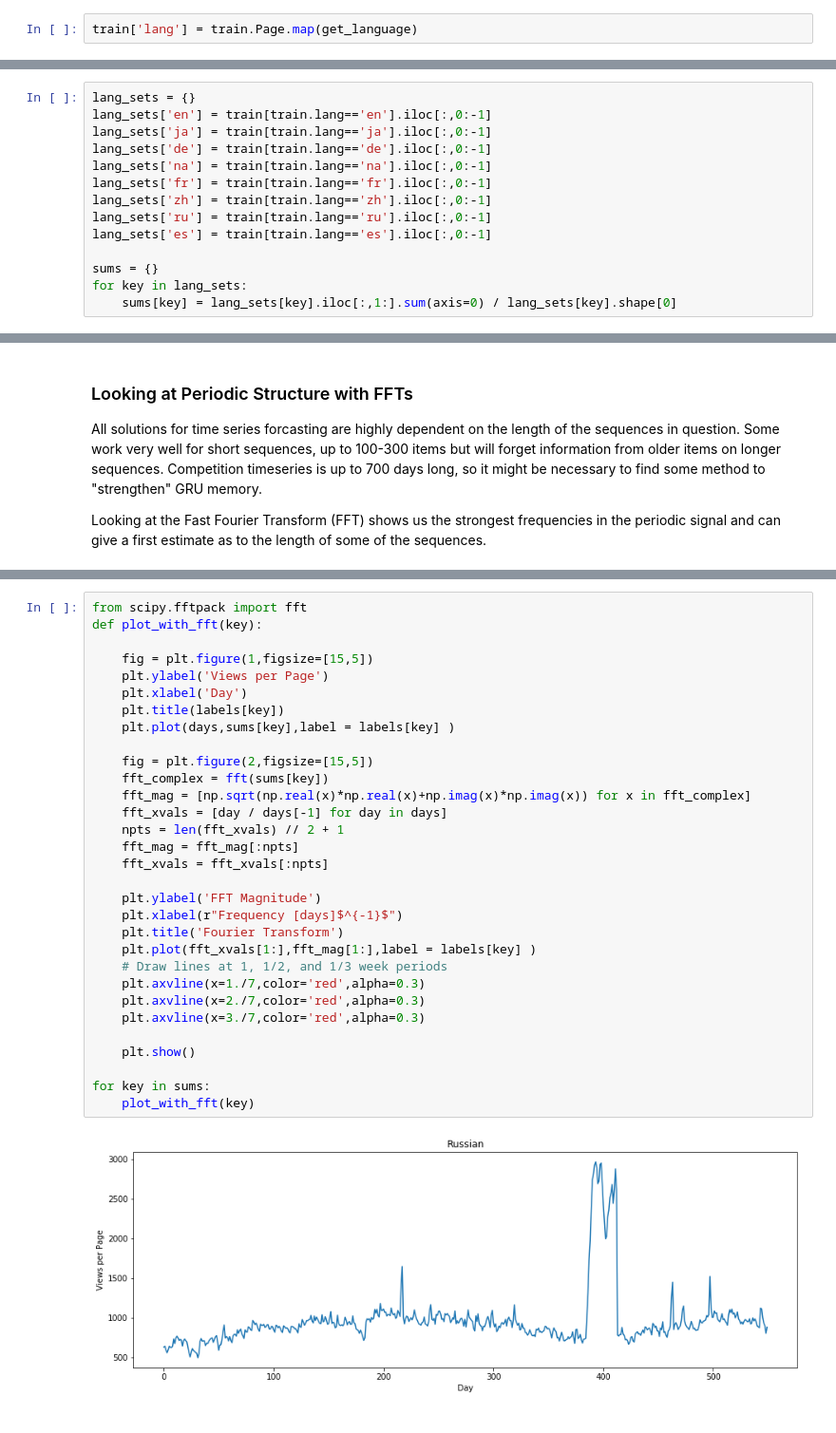
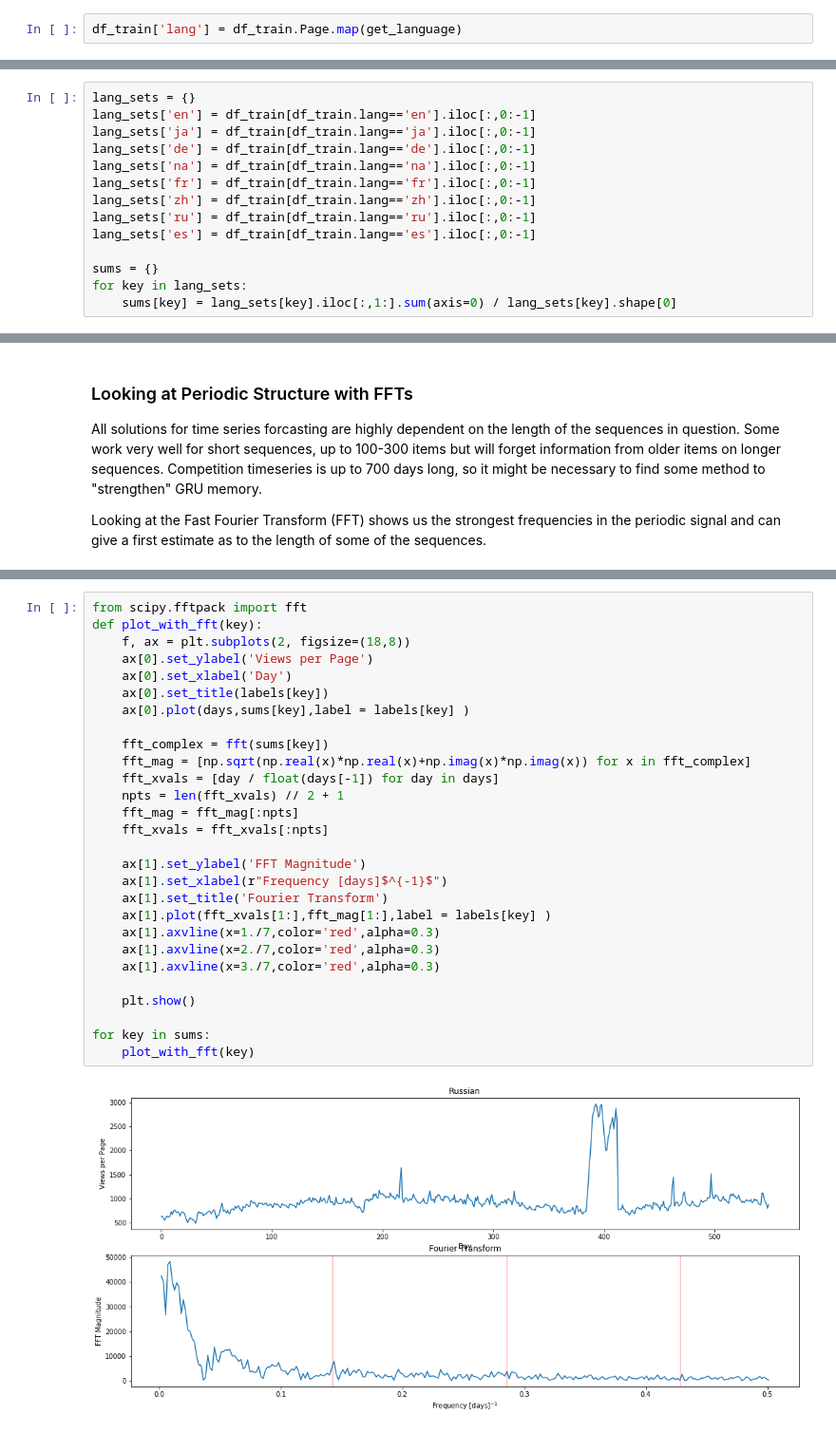
Before and after one commit to SocieteGenevoiseDonnees/KaggleDojoTimeSeriesForcasting, a Jupyter notebook: TimeSeriesForecasting.ipynb, the cells around one changed output, grey strips where cells are left out. Shown at 95% size. Saved outputs shown, nothing was run; the diff lists cells and outputs as text.

```diff
--- a/TimeSeriesForecasting.ipynb
+++ b/TimeSeriesForecasting.ipynb
@@ -40,21 +48,21 @@ def get_language(page):
         return res.group(0)[0:2]
     return 'na'
 # %%
-train['lang'] = train.Page.map(get_language)
+df_train['lang'] = df_train.Page.map(get_language)
 # %% [markdown]
 There are 7 languages plus the media pages. The languages used here are: English, Japanese, German, French, Chinese, Russian, and Spanish. This will make any analysis of the URLs difficult since there are four different writing systems to be dealt with (Latin, Cyrillic, Chinese, and Japanese).
 
 First, let's create dataframes for the different types of entries and calculate the sum of all views.
 # %%
 lang_sets = {}
-lang_sets['en'] = train[train.lang=='en'].iloc[:,0:-1]
-lang_sets['ja'] = train[train.lang=='ja'].iloc[:,0:-1]
-lang_sets['de'] = train[train.lang=='de'].iloc[:,0:-1]
-lang_sets['na'] = train[train.lang=='na'].iloc[:,0:-1]
-lang_sets['fr'] = train[train.lang=='fr'].iloc[:,0:-1]
-lang_sets['zh'] = train[train.lang=='zh'].iloc[:,0:-1]
-lang_sets['ru'] = train[train.lang=='ru'].iloc[:,0:-1]
-lang_sets['es'] = train[train.lang=='es'].iloc[:,0:-1]
+lang_sets['en'] = df_train[df_train.lang=='en'].iloc[:,0:-1]
+lang_sets['ja'] = df_train[df_train.lang=='ja'].iloc[:,0:-1]
+lang_sets['de'] = df_train[df_train.lang=='de'].iloc[:,0:-1]
+lang_sets['na'] = df_train[df_train.lang=='na'].iloc[:,0:-1]
+lang_sets['fr'] = df_train[df_train.lang=='fr'].iloc[:,0:-1]
+lang_sets['zh'] = df_train[df_train.lang=='zh'].iloc[:,0:-1]
+lang_sets['ru'] = df_train[df_train.lang=='ru'].iloc[:,0:-1]
+lang_sets['es'] = df_train[df_train.lang=='es'].iloc[:,0:-1]
 
 sums = {}
 for key in lang_sets:
@@ -89,33 +117,30 @@ Looking at the Fast Fourier Transform (FFT) shows us the strongest frequencies i
 # %%
 from scipy.fftpack import fft
 def plot_with_fft(key):
+    f, ax = plt.subplots(2, figsize=(18,8))
+    ax[0].set_ylabel('Views per Page')
+    ax[0].set_xlabel('Day')
+    ax[0].set_title(labels[key])
+    ax[0].plot(days,sums[key],label = labels[key] )
 
-    fig = plt.figure(1,figsize=[15,5])
-    plt.ylabel('Views per Page')
-    plt.xlabel('Day')
-    plt.title(labels[key])
-    plt.plot(days,sums[key],label = labels[key] )
-
-    fig = plt.figure(2,figsize=[15,5])
     fft_complex = fft(sums[key])
     fft_mag = [np.sqrt(np.real(x)*np.real(x)+np.imag(x)*np.imag(x)) for x in fft_complex]
-    fft_xvals = [day / days[-1] for day in days]
+    fft_xvals = [day / float(days[-1]) for day in days]
     npts = len(fft_xvals) // 2 + 1
     fft_mag = fft_mag[:npts]
     fft_xvals = fft_xvals[:npts]
 
-    plt.ylabel('FFT Magnitude')
-    plt.xlabel(r"Frequency [days]$^{-1}$")
-    plt.title('Fourier Transform')
-    plt.plot(fft_xvals[1:],fft_mag[1:],label = labels[key] )
-    # Draw lines at 1, 1/2, and 1/3 week periods
-    plt.axvline(x=1./7,color='red',alpha=0.3)
-    plt.axvline(x=2./7,color='red',alpha=0.3)
-    plt.axvline(x=3./7,color='red',alpha=0.3)
+    ax[1].set_ylabel('FFT Magnitude')
+    ax[1].set_xlabel(r"Frequency [days]$^{-1}$")
+    ax[1].set_title('Fourier Transform')
+    ax[1].plot(fft_xvals[1:],fft_mag[1:],label = labels[key] )
+    ax[1].axvline(x=1./7,color='red',alpha=0.3)
+    ax[1].axvline(x=2./7,color='red',alpha=0.3)
+    ax[1].axvline(x=3./7,color='red',alpha=0.3)
 
     plt.show()
 
 for key in sums:
     plot_with_fft(key)
 # %% [output]
-[figure, old version]
+[figure, new version]
```
Also changed, not shown: parts of 25 cells of this notebook.
